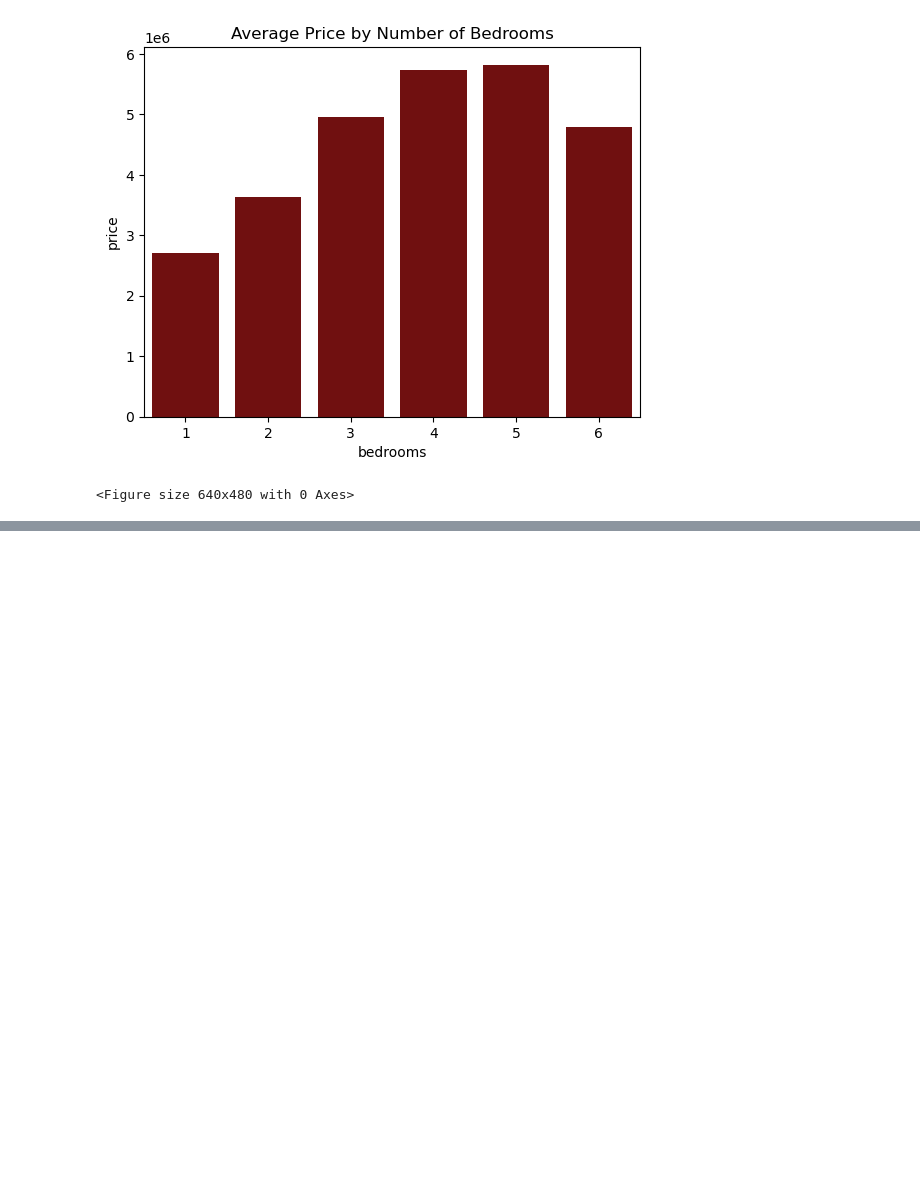
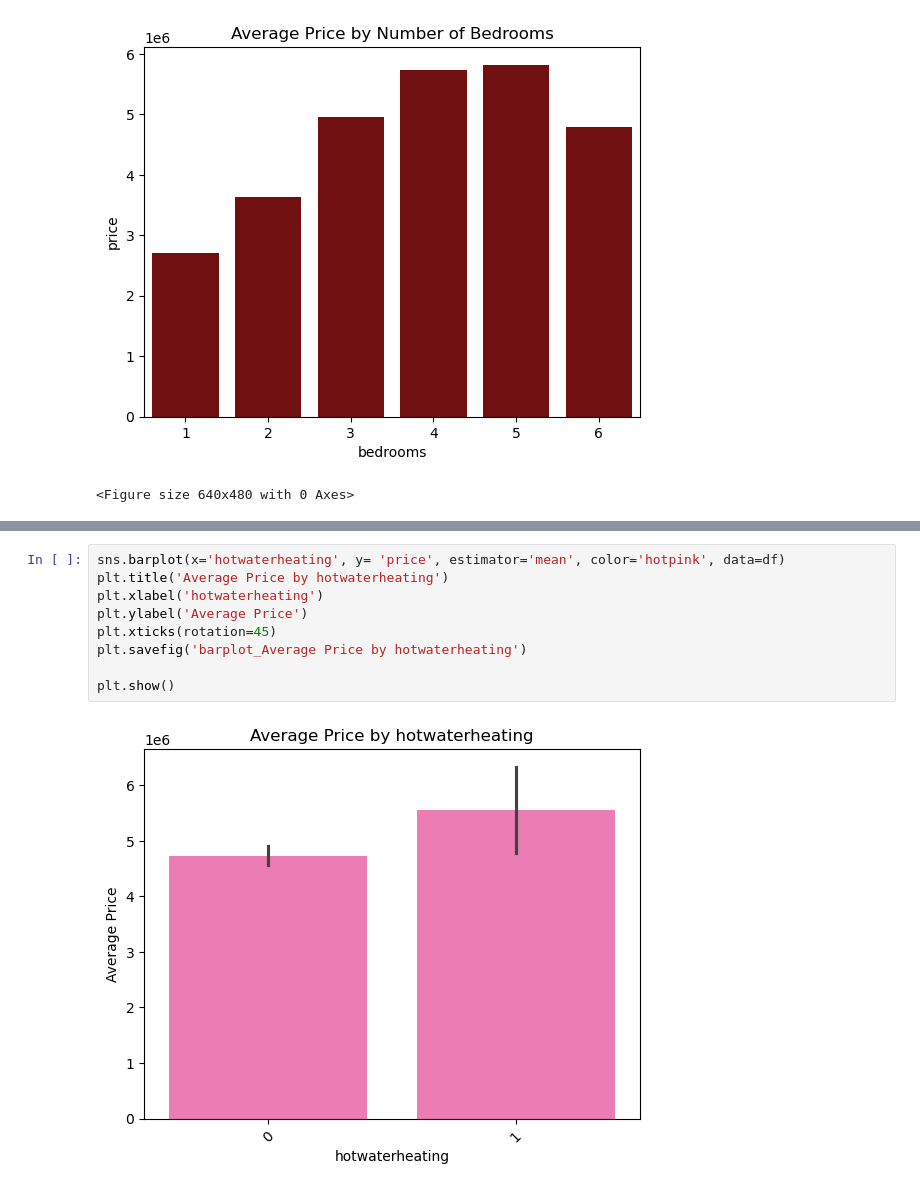
Before and after one commit to priscillanzula/MachineLearningTrees_Models, a Jupyter notebook: Houseprice.ipynb, the cells around one changed output, grey strips where cells are left out. Drawn from its saved outputs; the diff is of its cells as text; blank space fills up the shorter version.

```diff
--- a/Houseprice.ipynb
+++ b/Houseprice.ipynb
@@ -608,0 +676,11 @@ plt.savefig('barplot_price_vs_bedrooms.png', bbox_inches='tight')
+# %%
+sns.barplot(x='hotwaterheating', y= 'price', estimator='mean', color='hotpink', data=df)
+plt.title('Average Price by hotwaterheating')
+plt.xlabel('hotwaterheating')
+plt.ylabel('Average Price')
+plt.xticks(rotation=45)
+plt.savefig('barplot_Average Price by hotwaterheating')
+
+plt.show()
+# %% [output]
+[figure, added]
```
Also changed, not shown: parts of 17 cells of this notebook, 13 other files.
